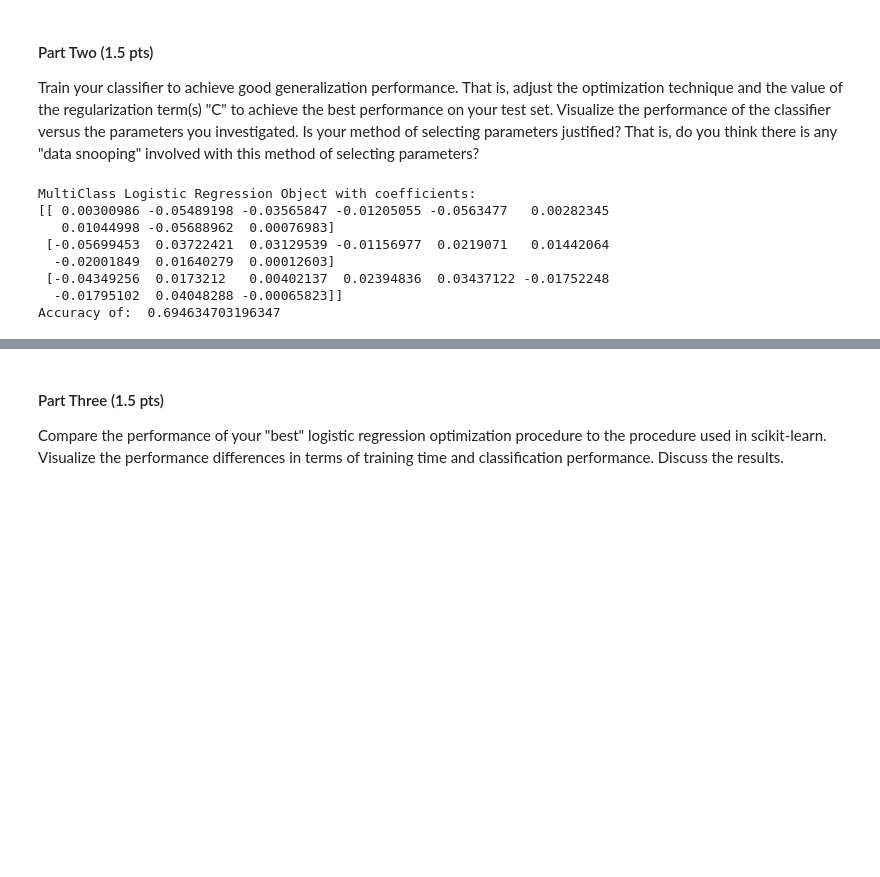
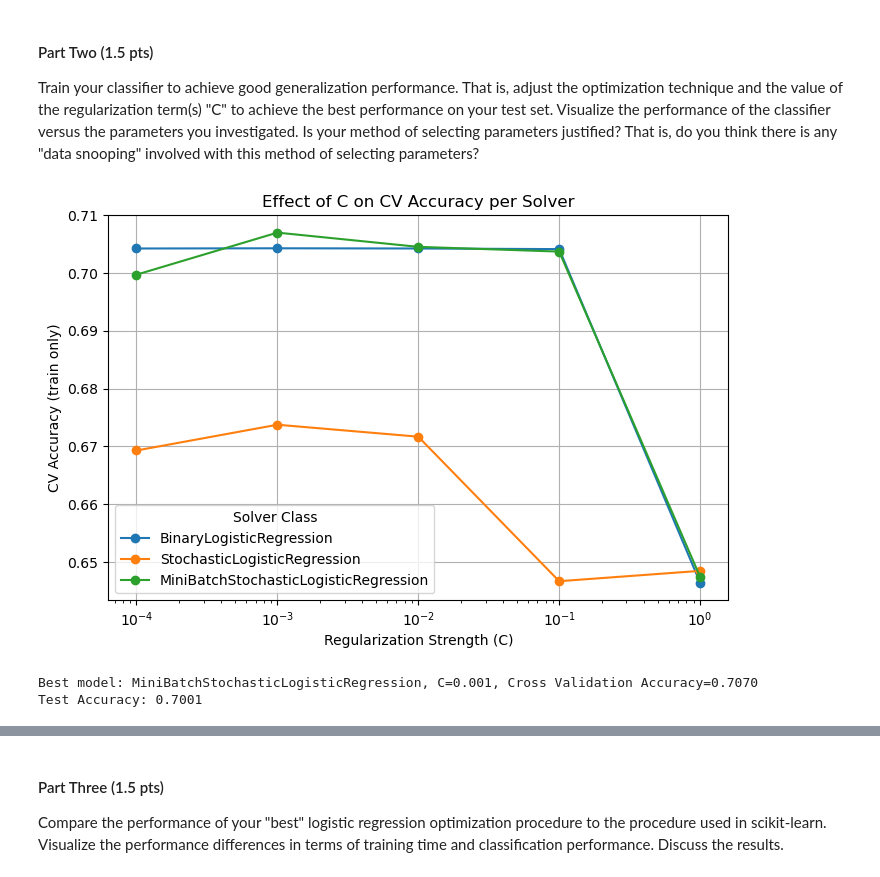
Before and after one commit to alexchans/ML_labs, a Jupyter notebook: labs/lab3.ipynb, the cells around one changed output, grey strips where cells are left out. Cells and saved outputs as stored; diff of their text form; code cells hidden in the pictures; blank space fills up the shorter version.

```diff
--- a/labs/lab3.ipynb
+++ b/labs/lab3.ipynb
@@ -290,7 +290,7 @@ class MiniBatchStochasticLogisticRegression(BinaryLogisticRegression):
 # %%
 # Multi class logistic regression
 class MultiClassLogisticRegression:
-    def __init__(self, eta, iterations=20, C=0.001, solver=BinaryLogisticRegression):
+    def __init__(self, eta=0.1, iterations=20, C=0.001, solver=BinaryLogisticRegression):
         self.eta = eta
         self.iters = iterations
         self.C = C
@@ -327,17 +327,54 @@ class MultiClassLogisticRegression:
 Train your classifier to achieve good generalization performance. That is, adjust the optimization technique and the value of the regularization term(s) "C" to achieve the best performance on your test set. Visualize the performance of the classifier versus the parameters you investigated.
 Is your method of selecting parameters justified? That is, do you think there is any "data snooping" involved with this method of selecting parameters?
 # %%
-lr = MultiClassLogisticRegression(eta=0.01, iterations=20, C=0.001,solver=BinaryLogisticRegression)
-lr.fit(X_train,y_train)
-print(lr)
-yhat = lr.predict(X_test)
-print('Accuracy of: ', accuracy_score(y_test,yhat))
+import matplotlib.pyplot as plt
+from sklearn.model_selection import StratifiedKFold
+from sklearn.metrics import accuracy_score
+
+np.random.seed(42)
+
+solvers = {
+    "BinaryLogisticRegression": BinaryLogisticRegression,
+    "StochasticLogisticRegression": StochasticLogisticRegression,
+    "MiniBatchStochasticLogisticRegression": MiniBatchStochasticLogisticRegression
+}
+
+C_grid = [1e-4, 1e-3, 1e-2, 1e-1, 1]
+kf = StratifiedKFold(n_splits=5, shuffle=True, random_state=42)
+
+rows = []
+for name, Solver in solvers.items():
+    for C in C_grid:
+        cv_accs = []
+        for tr, va in kf.split(X_train, y_train):
+            clf = MultiClassLogisticRegression(C=C, solver=Solver)
+            clf.fit(X_train[tr], y_train[tr])
+            preds = clf.predict(X_train[va]).astype(int)
+            cv_accs.append(accuracy_score(y_train[va], preds))
+        rows.append({"Solver": name, "C": C, "CV_Accuracy": np.mean(cv_accs)})
+
+df = pd.DataFrame(rows)
+
+plt.figure(figsize=(8,5))
+for solver_name in df['Solver'].unique():
+    sub = df[df['Solver'] == solver_name].sort_values("C")
+    plt.plot(sub['C'], sub['CV_Accuracy'], marker='o', label=solver_name)
+plt.xscale('log')
+plt.xlabel('Regularization Strength (C)')
+plt.ylabel('CV Accuracy (train only)')
+plt.title('Effect of C on CV Accuracy per Solver')
+plt.legend(title='Solver Class')
+plt.grid(True)
+plt.show()
+
+best = df.loc[df['CV_Accuracy'].idxmax()]
+BestSolver = solvers[best['Solver']]
+final = MultiClassLogisticRegression(C=best['C'], solver=BestSolver)
+final.fit(X_train, y_train)
+yhat = final.predict(X_test).astype(int)
+print(f"Best model: {best['Solver']}, C={best['C']}, Cross Validation Accuracy={best['CV_Accuracy']:.4f}")
+print(f"Test Accuracy: {accuracy_score(y_test, yhat):.4f}")
 # %% [output]
+[figure, added]
-MultiClass Logistic Regression Object with coefficients:
-[[ 0.00300986 -0.05489198 -0.03565847 -0.01205055 -0.0563477   0.00282345
-   0.01044998 -0.05688962  0.00076983]
- [-0.05699453  0.03722421  0.03129539 -0.01156977  0.0219071   0.01442064
-  -0.02001849  0.01640279  0.00012603]
- [-0.04349256  0.0173212   0.00402137  0.02394836  0.03437122 -0.01752248
-  -0.01795102  0.04048288 -0.00065823]]
-Accuracy of:  0.694634703196347
+Best model: MiniBatchStochasticLogisticRegression, C=0.001, Cross Validation Accuracy=0.7070
+Test Accuracy: 0.7001
```
Also changed, not shown: parts of 5 cells of this notebook.
